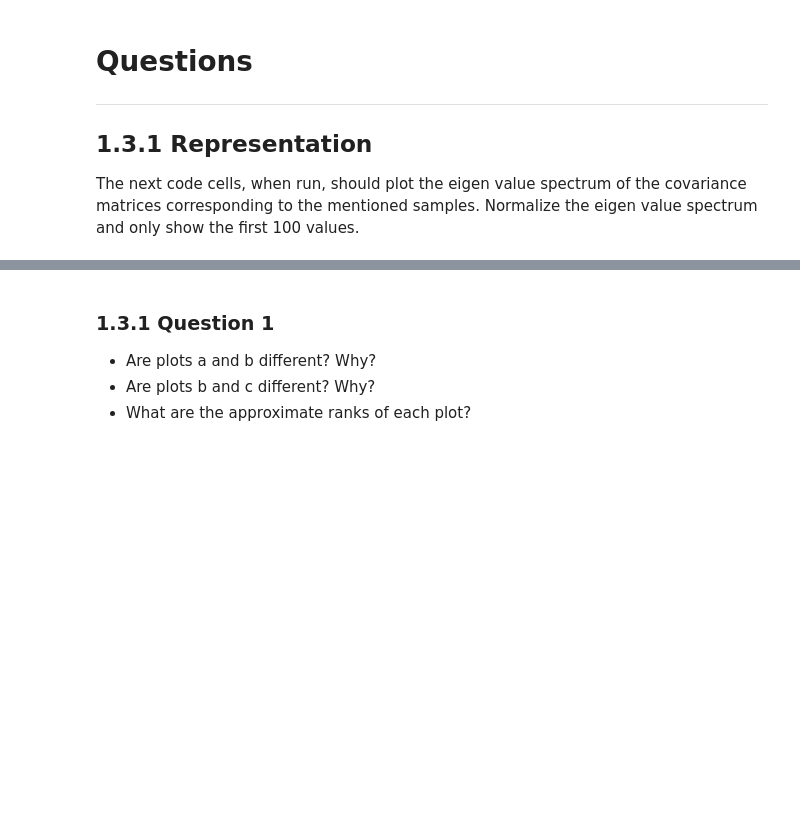
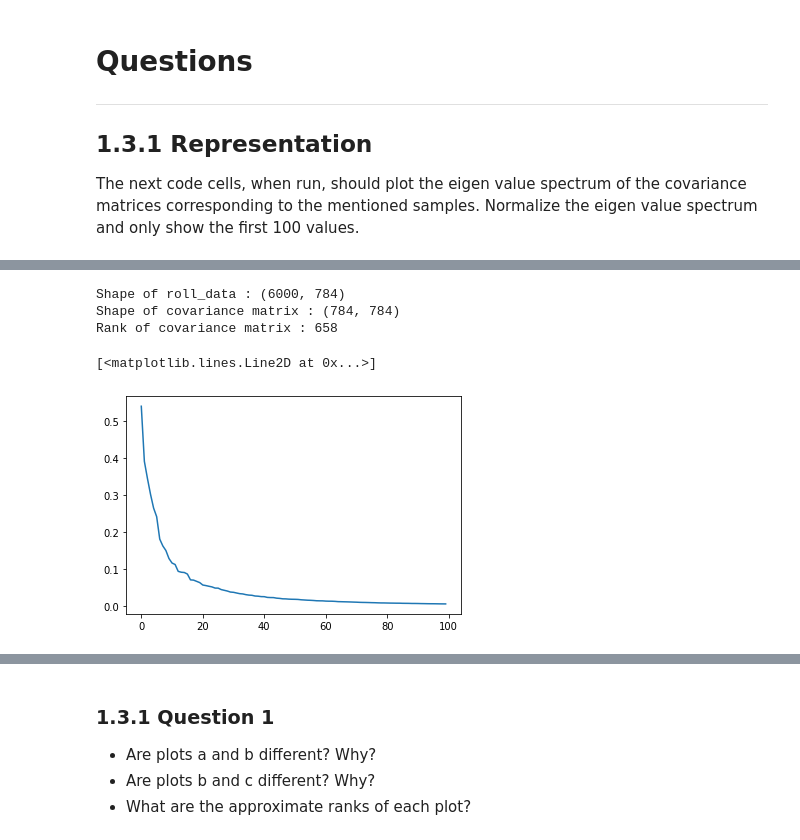
Before and after one commit to zubairabid/Semester5, a Jupyter notebook: SMAI/Assignment/1/assignment1/20171076.ipynb, the cells around one changed output, grey strips where cells are left out. Cells and saved outputs as stored; diff of their text form; code cells hidden in the pictures; blank space fills up the shorter version.

```diff
--- a/SMAI/Assignment/1/assignment1/20171076.ipynb
+++ b/SMAI/Assignment/1/assignment1/20171076.ipynb
@@ -146,0 +107,24 @@ plt.show()
+# %%
+# All training data (plot c)
+import random
+
+roll_data = train_data
+print("Shape of roll_data : {0}".format(roll_data.shape))
+
+cov_mat = np.cov(np.transpose(roll_data))
+print("Shape of covariance matrix : {0}".format(cov_mat.shape))
+
+eigval, eigvec = la.eig(cov_mat)
+
+eigvalsort = np.sort(eigval.real)[::-1]
+normeigsort = eigvalsort/la.norm(eigvalsort)
+
+print("Rank of covariance matrix : {0}".format(la.matrix_rank(cov_mat)))
+
+plt.plot(normeigsort[:100])
+# %% [output]
+Shape of roll_data : (6000, 784)
+Shape of covariance matrix : (784, 784)
+Rank of covariance matrix : 658
+[<matplotlib.lines.Line2D at 0x...>]
+[figure, added]
```
Also changed, not shown: parts of 8 cells of this notebook, 5 other files.
